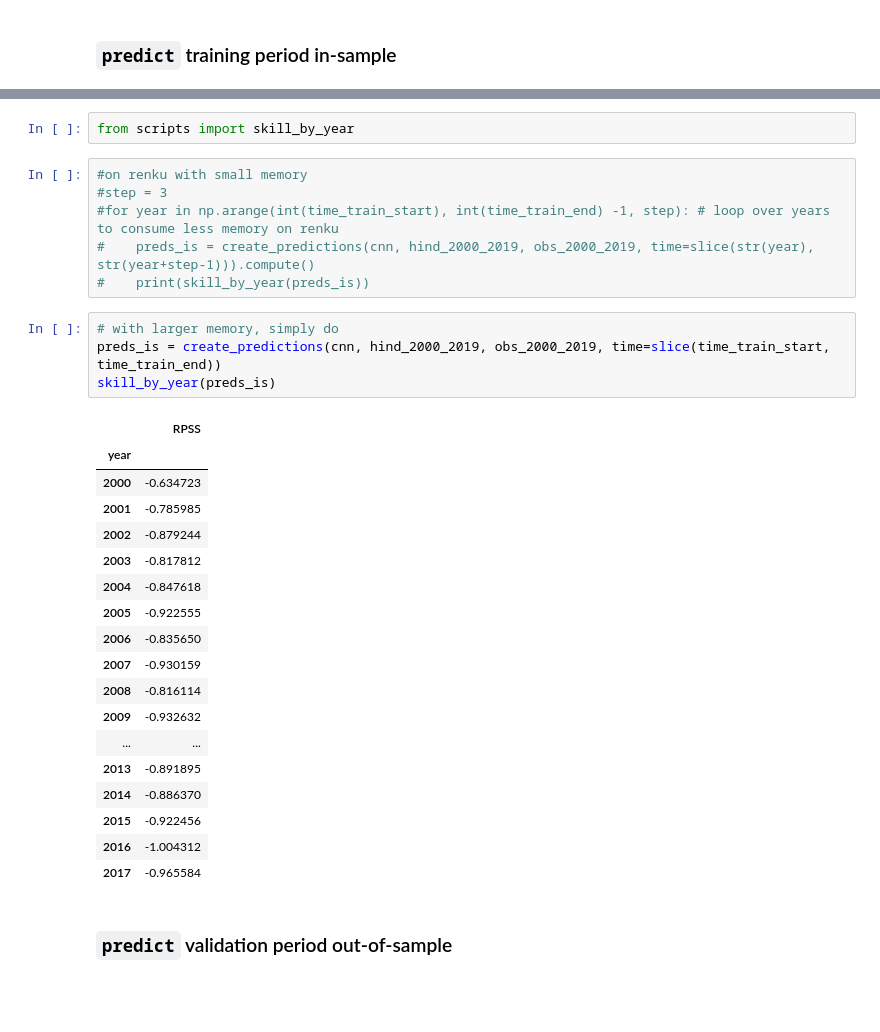
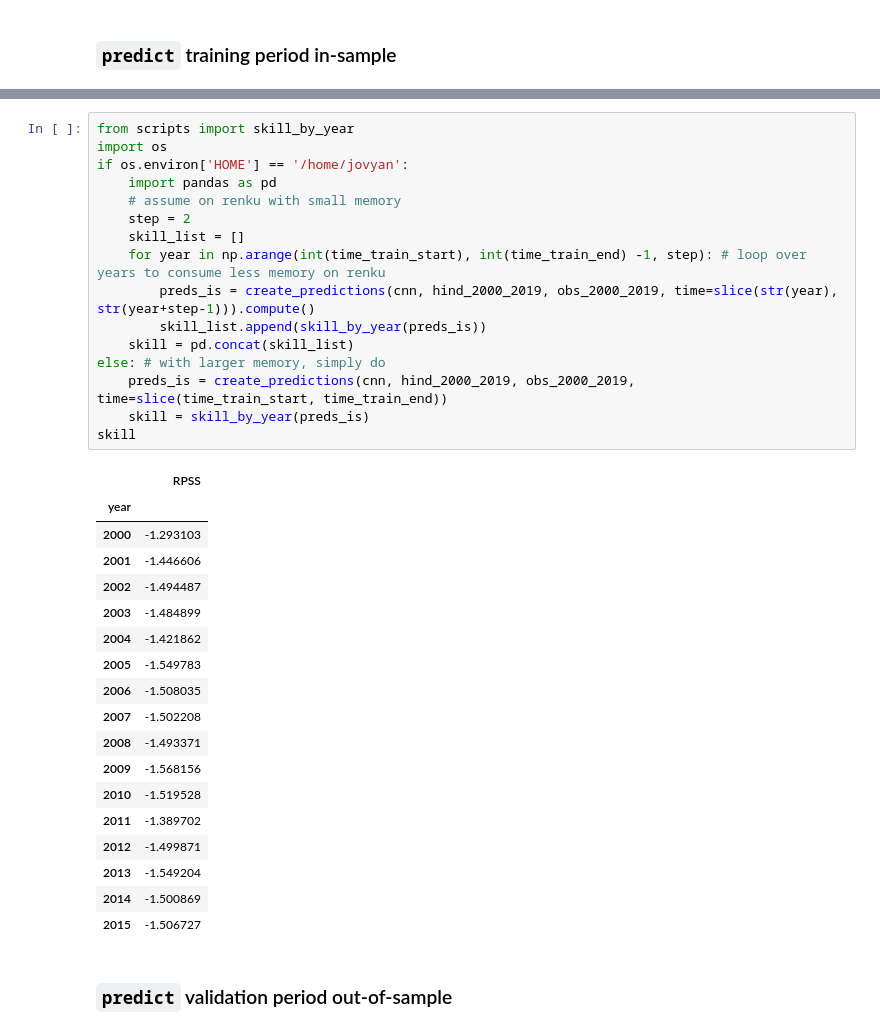
Before and after one commit to steidani/s2s-ai-challenge-kit-eth-ubern, a Jupyter notebook: notebooks/ML_train_and_predict.ipynb, the cells around one changed output, grey strips where cells are left out. Saved outputs shown, nothing was run; the diff lists cells and outputs as text; blank space fills up the shorter version.

```diff
--- a/notebooks/ML_train_and_predict.ipynb
+++ b/notebooks/ML_train_and_predict.ipynb
@@ -383,34 +406,38 @@ def create_predictions(cnn, fct, obs, time):
-# %%
-from scripts import skill_by_year
 # %%
-#on renku with small memory
-#step = 3
-#for year in np.arange(int(time_train_start), int(time_train_end) -1, step): # loop over years to consume less memory on renku
-#    preds_is = create_predictions(cnn, hind_2000_2019, obs_2000_2019, time=slice(str(year), str(year+step-1))).compute()
-#    print(skill_by_year(preds_is))
+from scripts import skill_by_year
+import os
+if os.environ['HOME'] == '/home/jovyan':
+    import pandas as pd
+    # assume on renku with small memory
+    step = 2
+    skill_list = []
+    for year in np.arange(int(time_train_start), int(time_train_end) -1, step): # loop over years to consume less memory on renku
+        preds_is = create_predictions(cnn, hind_2000_2019, obs_2000_2019, time=slice(str(year), str(year+step-1))).compute()
+        skill_list.append(skill_by_year(preds_is))
+    skill = pd.concat(skill_list)
+else: # with larger memory, simply do
+    preds_is = create_predictions(cnn, hind_2000_2019, obs_2000_2019, time=slice(time_train_start, time_train_end))
+    skill = skill_by_year(preds_is)
+skill
+# %% [output]
+|  | RPSS |
+| year |  |
+| 2000 | -1.293103 |
+| 2001 | -1.446606 |
+| 2002 | -1.494487 |
+| 2003 | -1.484899 |
+| 2004 | -1.421862 |
+| 2005 | -1.549783 |
+| 2006 | -1.508035 |
+| 2007 | -1.502208 |
+| 2008 | -1.493371 |
+| 2009 | -1.568156 |
+| 2010 | -1.519528 |
+| 2011 | -1.389702 |
+| 2012 | -1.499871 |
+| 2013 | -1.549204 |
+| 2014 | -1.500869 |
+| 2015 | -1.506727 |
-# %%
-# with larger memory, simply do
-preds_is = create_predictions(cnn, hind_2000_2019, obs_2000_2019, time=slice(time_train_start, time_train_end))
-skill_by_year(preds_is)
-# %% [output]
-|  | RPSS |
-| year |  |
-| 2000 | -0.634723 |
-| 2001 | -0.785985 |
-| 2002 | -0.879244 |
-| 2003 | -0.817812 |
-| 2004 | -0.847618 |
-| 2005 | -0.922555 |
-| 2006 | -0.835650 |
-| 2007 | -0.930159 |
-| 2008 | -0.816114 |
-| 2009 | -0.932632 |
-| ... | ... |
-| 2013 | -0.891895 |
-| 2014 | -0.886370 |
-| 2015 | -0.922456 |
-| 2016 | -1.004312 |
-| 2017 | -0.965584 |
 # %% [markdown]
 ### `predict` validation period out-of-sample
 # %%
```
Also changed, not shown: parts of 18 cells of this notebook, 3 other files.
